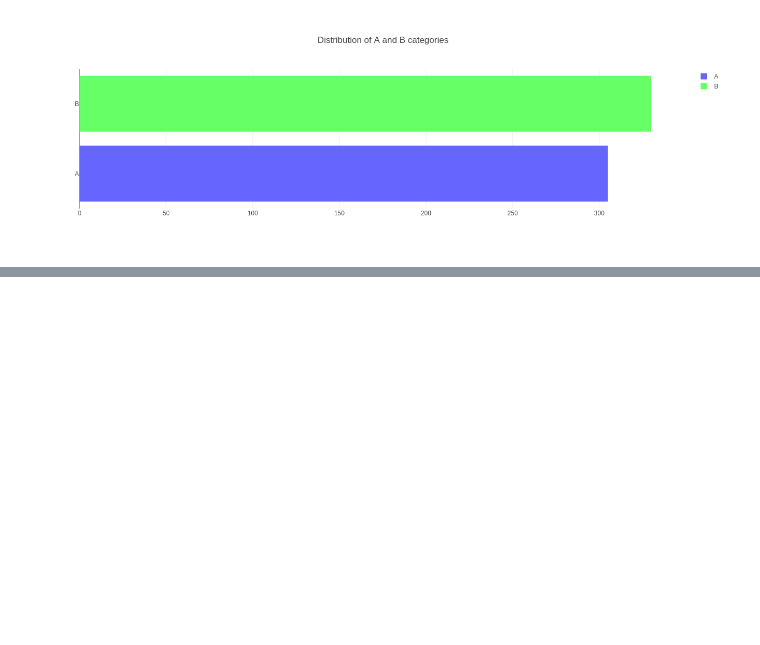
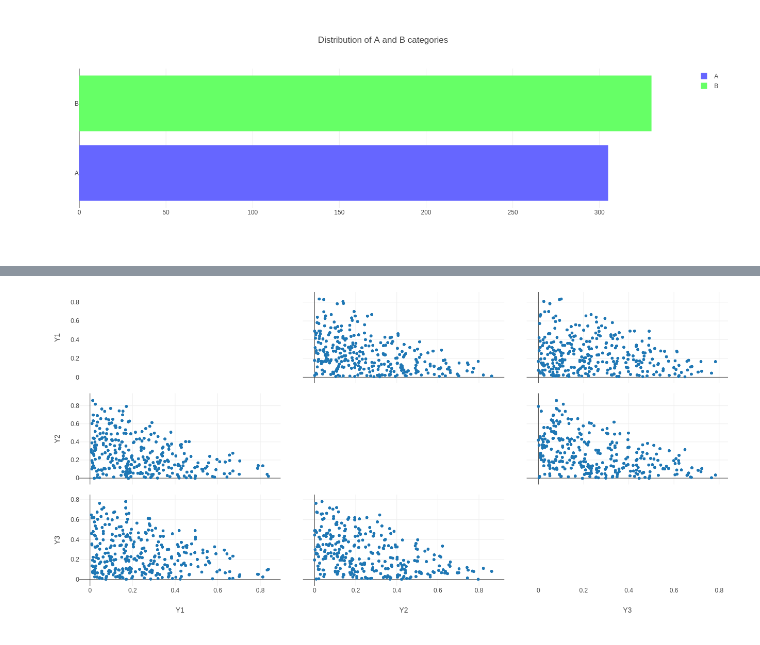
Before and after one commit to nicolagennaro/Data_Viz, a Jupyter notebook: AnonymousDS_stats.ipynb, the cells around one changed output, grey strips where cells are left out. Saved outputs shown, nothing was run; the diff lists cells and outputs as text; code cells hidden in the pictures; blank space fills up the shorter version.

```diff
--- a/AnonymousDS_stats.ipynb
+++ b/AnonymousDS_stats.ipynb
@@ -182,0 +213,5 @@ ply.offline.iplot(fig, validate=False)
+# %%
+A = np.eye(4, 3, -1) - 0.5
+
+print(A.T @ A)
+print(A)
@@ -182,0 +226,27 @@ ply.offline.iplot(fig, validate=False)
+# %%
+coord_cols = header[:-1]
+Adata_projected = Adata[coord_cols].dot(A/1.11) + 0.5
+coord_cols_proj = ['Y1', 'Y2', 'Y3']
+Adata_projected.columns = coord_cols_proj
+
+_convolver = np.array([1,1,1])
+Adata_projected['fromOrigin'] = Adata_projected[coord_cols_proj].dot(_convolver)
+# %%
+fig = go.Figure(
+    data = [ go.Splom(
+        dimensions = [{'label': colname, 'values': col.values} for colname,col in Adata_projected.items() if colname[0] == 'Y'],
+        diagonal = {'visible': False}
+    ) ],
+    layout = go.Layout(
+        autosize = False,
+        height = 650,
+        width = 650,
+        margin = {side: 0 for side in 'tr'},
+        paper_bgcolor = 'rgba(0,0,0,0)',
+        plot_bgcolor = 'rgba(0,0,0,0)'
+    )
+)
+
+ply.offline.iplot(fig, validate=False)
+# %% [output]
+[figure, added]
```
Also changed, not shown: parts of 16 cells of this notebook, 6 other files.
